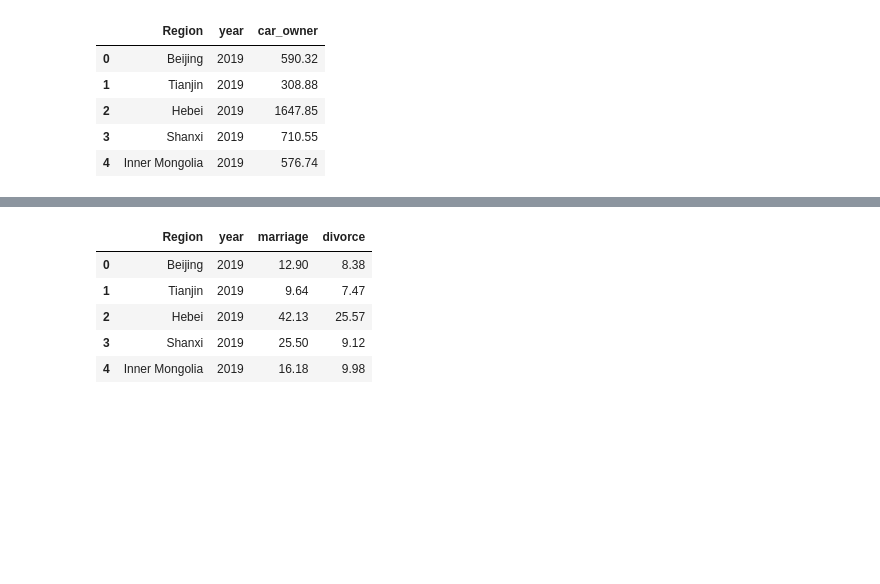
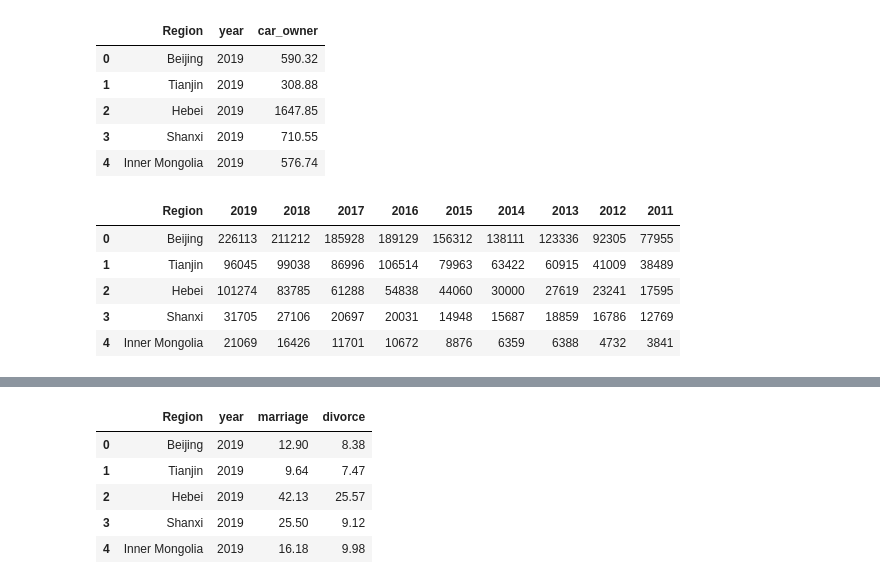
Before and after one commit to mexiliang/umich-591, a Jupyter notebook: Scatterplot.ipynb, the cells around one changed output, grey strips where cells are left out. Drawn from its saved outputs; the diff is of its cells as text; code cells hidden in the pictures; blank space fills up the shorter version.

```diff
--- a/Scatterplot.ipynb
+++ b/Scatterplot.ipynb
@@ -33,6 +41,9 @@ urban_unemployment_path = 'data/registered_unemployment_rate_urban_areas.csv'
 #mobile and car ownership files paths
 mobile_owner_path = 'data/popularization_of_mobile_per100.csv'
 car_owner_path = 'data/possesion_of_civil_vehicle_per10000.csv'
+
+#patent file path
+patent_path = 'data/number_of_domestic_patent_accepted.csv'
 # %%
 #marriage and divorce dataframes
 marriages_df = pd.read_csv(marriages_path, skiprows=3, skipfooter=1, engine='python')
@@ -63,6 +74,9 @@ urban_unemployment_df = pd.read_csv(urban_unemployment_path, skiprows=3, skipfoo
 #mobile and car ownership dataframes
 mobile_owner_df = pd.read_csv(mobile_owner_path, skiprows=3, skipfooter=1, engine='python')
 car_owner_df = pd.read_csv(car_owner_path, skiprows=3, skipfooter=1, engine='python')
+
+#patent dataframe
+patent_df = pd.read_csv(patent_path, skiprows=3, skipfooter=1, engine='python')
 # %%
 # dropping columns with all NA values from marriage/divorce dataframes
 marriages_df.dropna(axis=1, how='all', inplace=True)
@@ -93,6 +107,9 @@ urban_unemployment_df.dropna(axis=1, how='all', inplace=True)
 # dropping columns with all NA values from mobile and car ownership dataframes
 mobile_owner_df.dropna(axis=1, how='all', inplace=True)
 car_owner_df.dropna(axis=1, how='all', inplace=True)
+
+# dropping columns with all NA values from mobile and car patent dataframes
+patent_df.dropna(axis=1, how='all', inplace=True)
 # %%
 higher_edu_df.head()
 # %% [output]
@@ -413,3 +430,12 @@ car_owner_df.head()
 | 2 | Hebei | 2019 | 1647.85 |
 | 3 | Shanxi | 2019 | 710.55 |
 | 4 | Inner Mongolia | 2019 | 576.74 |
+# %%
+patent_df.head()
+# %% [output]
+|  | Region | 2019 | 2018 | 2017 | 2016 | 2015 | 2014 | 2013 | 2012 | 2011 |
+| 0 | Beijing | 226113 | 211212 | 185928 | 189129 | 156312 | 138111 | 123336 | 92305 | 77955 |
+| 1 | Tianjin | 96045 | 99038 | 86996 | 106514 | 79963 | 63422 | 60915 | 41009 | 38489 |
+| 2 | Hebei | 101274 | 83785 | 61288 | 54838 | 44060 | 30000 | 27619 | 23241 | 17595 |
+| 3 | Shanxi | 31705 | 27106 | 20697 | 20031 | 14948 | 15687 | 18859 | 16786 | 12769 |
+| 4 | Inner Mongolia | 21069 | 16426 | 11701 | 10672 | 8876 | 6359 | 6388 | 4732 | 3841 |
```
Also changed, not shown: parts of 53 cells of this notebook.
